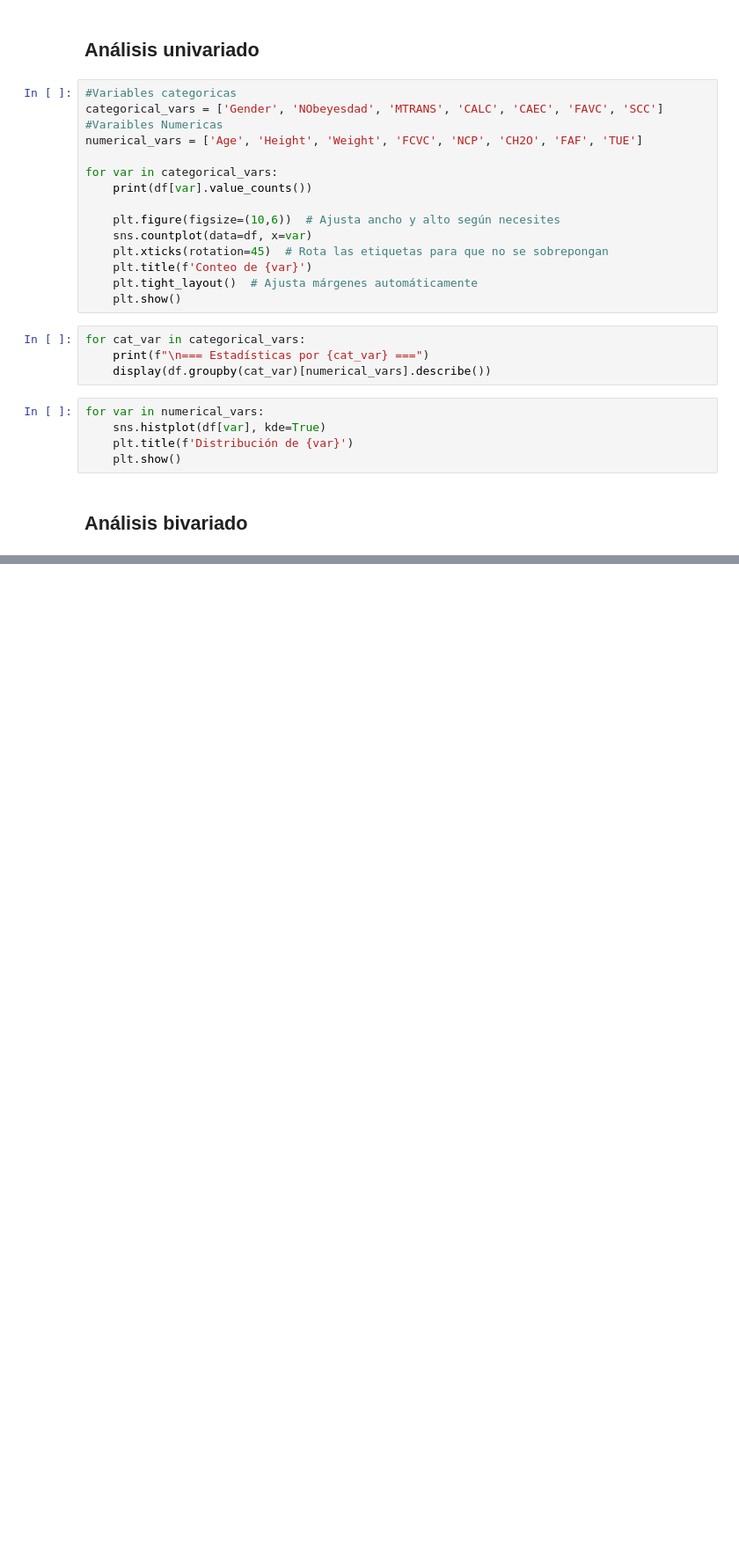
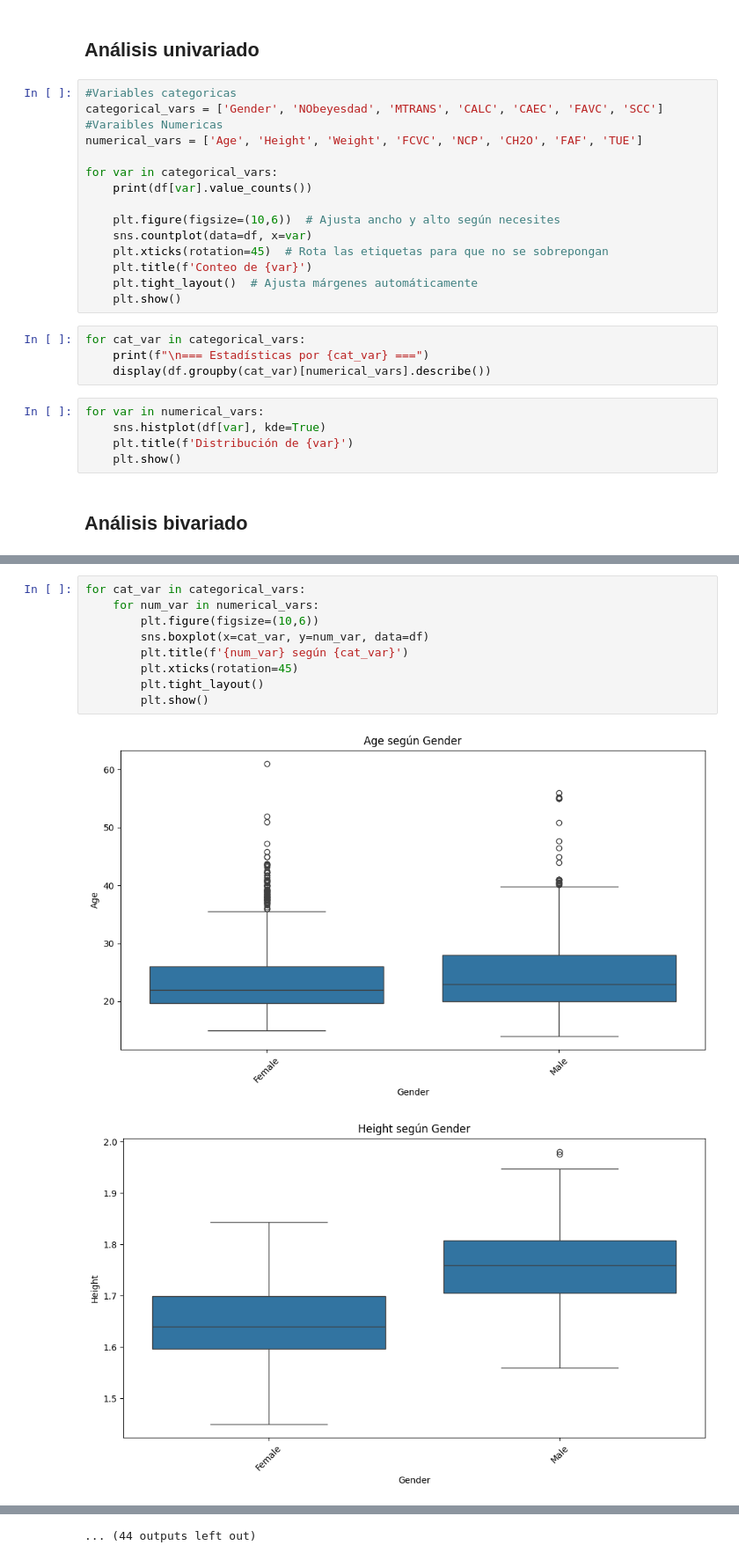
Before and after one commit to KevinSSP/CODE---Risk-Obesity-Project, a Jupyter notebook: EDA/EDA - Risk Obesity.ipynb, the cells around one changed output, grey strips where cells are left out. Shown at 88% size. Drawn from its saved outputs; the diff is of its cells as text; blank space fills up the shorter version.

```diff
--- a/EDA/EDA - Risk Obesity.ipynb
+++ b/EDA/EDA - Risk Obesity.ipynb
@@ -74,0 +83,12 @@ for var in numerical_vars:
+# %%
+for cat_var in categorical_vars:
+    for num_var in numerical_vars:
+        plt.figure(figsize=(10,6))
+        sns.boxplot(x=cat_var, y=num_var, data=df)
+        plt.title(f'{num_var} según {cat_var}')
+        plt.xticks(rotation=45)
+        plt.tight_layout()
+        plt.show()
+# %% [output]
+[figure, added]
+[figure, added]
@@ -74,0 +105 @@ for var in numerical_vars:
+... (44 outputs left out)
```
Also changed, not shown: parts of 2 cells of this notebook.
